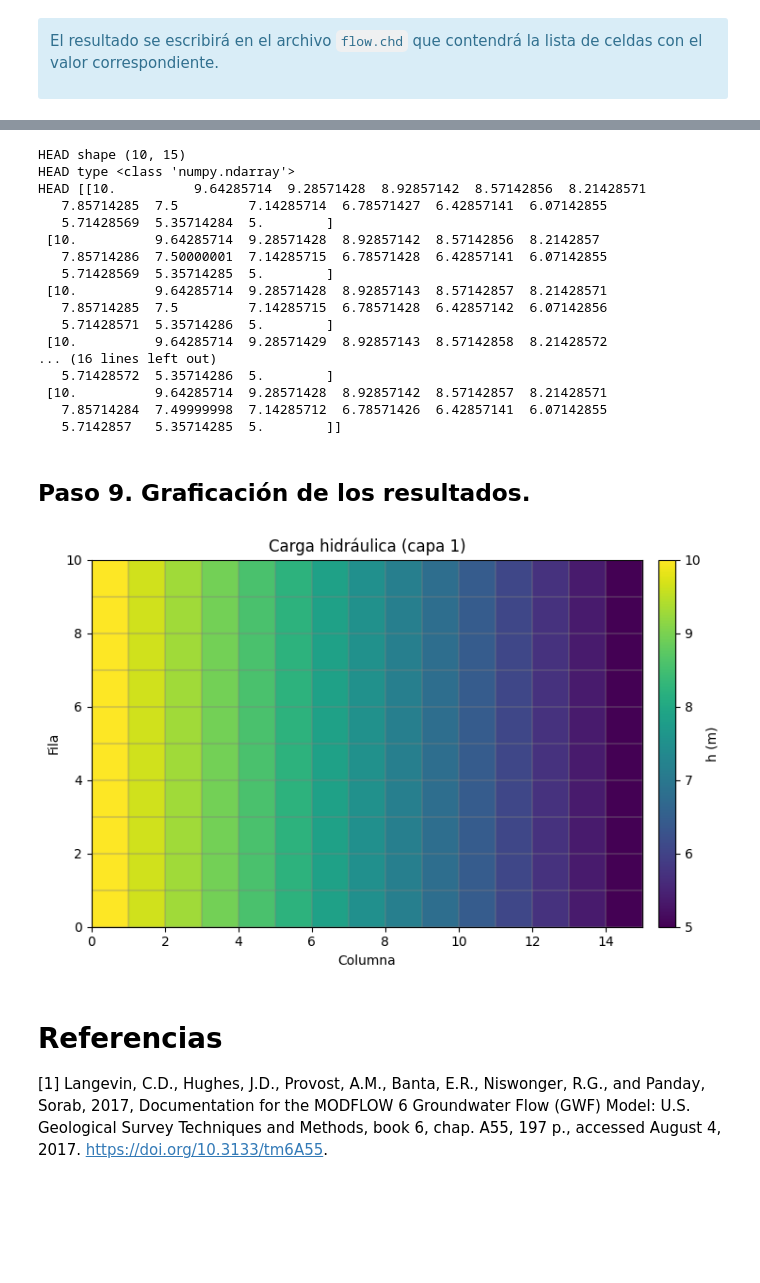
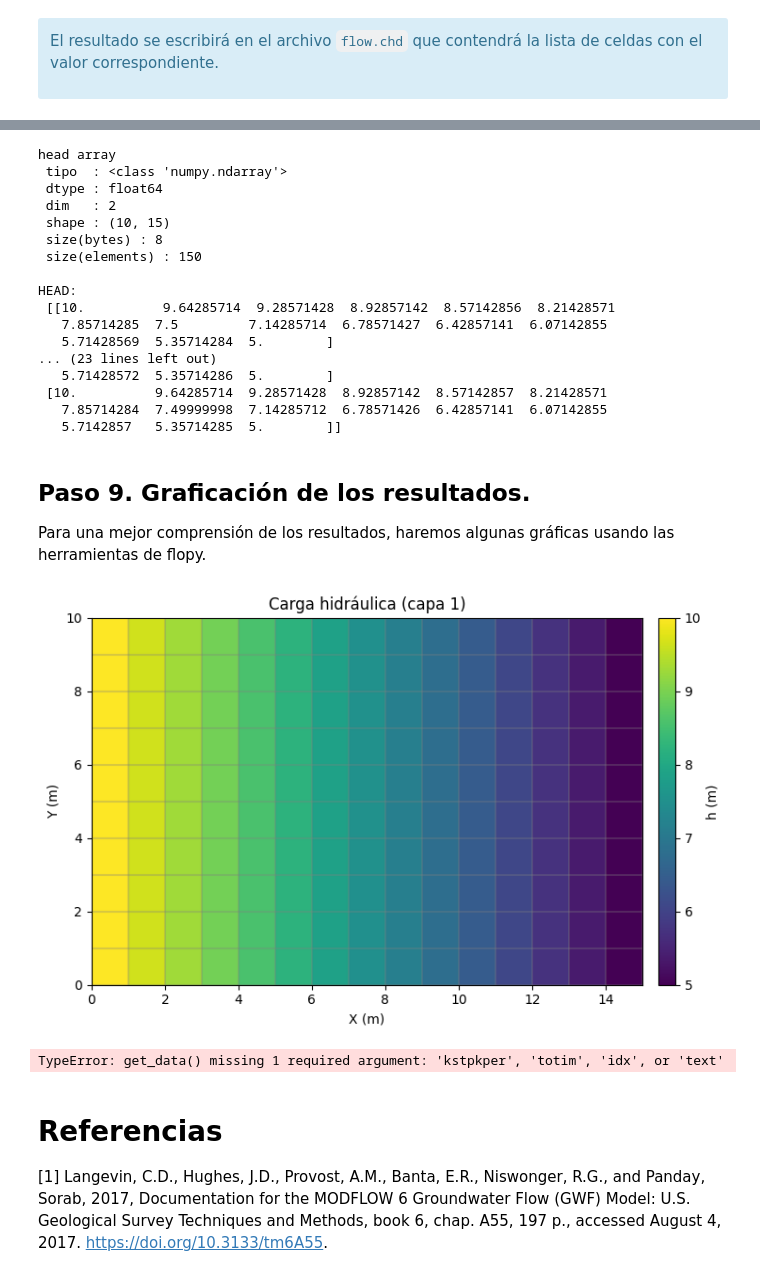
Before and after one commit to luiggix/xmf6, a Jupyter notebook: src/examples/01_flujo_1D/01_MF6_GWF.ipynb, the cells around one changed output, grey strips where cells are left out. Saved outputs shown, nothing was run; the diff lists cells and outputs as text; code cells hidden in the pictures; blank space fills up the shorter version.

```diff
--- a/src/examples/01_flujo_1D/01_MF6_GWF.ipynb
+++ b/src/examples/01_flujo_1D/01_MF6_GWF.ipynb
@@ -48,7 +48,8 @@ sim_ws = "./sandbox2"
 
 sim = flopy.mf6.MFSimulation(
     sim_name = model_name,
-    exe_name = '../../../bin/macosarm/mf6',
+#    exe_name = '../../../bin/macosarm/mf6',
+    exe_name = '../../../bin/windows/mf6',
     sim_ws   = sim_ws
 )
 
@@ -78,6 +79,7 @@ gwf = flopy.mf6.ModflowGwf(
     simulation = sim,
     modelname = model_name,
     model_nam_file = f"{model_name}.nam",
+    save_flows = True # Almacena los flujos, particularmente el budget
 )
 
 # --- Escribimos los archivos ---
@@ -577,33 +695,37 @@ implied, is made by the USGS or the U.S. Government as to the
 # %%
-headfile = f"{sim_ws}/{model_name}.hds"
+headfile = f"{sim_ws}/{model_name}.hds" # construimos el nombre con la ruta y extensión correcta
+
 hds = flopy.utils.HeadFile(headfile)
-head = hds.get_data(mflay=0) # Solo se obtiene la capa 0, cuando no se pone
-                             # ningún valor se obtienen todas las capas
 
+# Solo se obtiene la capa 0, cuando no se pone ningún valor en el parámetro mlay se obtienen todas las capas
+head = hds.get_data(mflay=0)
 
-print("HEAD shape", head.shape)
-print("HEAD type", type(head))
-print("HEAD", head)
+# Imprimimos la información
+print("head array")
+info_array(head)
+print("\nHEAD:\n", head)
 # %% [output]
-HEAD shape (10, 15)
-HEAD type <class 'numpy.ndarray'>
-HEAD [[10.          9.64285714  9.28571428  8.92857142  8.57142856  8.21428571
+head array
+ tipo  : <class 'numpy.ndarray'>
+ dtype : float64
+ dim   : 2
+ shape : (10, 15)
+ size(bytes) : 8
+ size(elements) : 150
+
+HEAD:
+ [[10.          9.64285714  9.28571428  8.92857142  8.57142856  8.21428571
    7.85714285  7.5         7.14285714  6.78571427  6.42857141  6.07142855
    5.71428569  5.35714284  5.        ]
- [10.          9.64285714  9.28571428  8.92857142  8.57142856  8.2142857
-   7.85714286  7.50000001  7.14285715  6.78571428  6.42857141  6.07142855
-   5.71428569  5.35714285  5.        ]
- [10.          9.64285714  9.28571428  8.92857143  8.57142857  8.21428571
-   7.85714285  7.5         7.14285715  6.78571428  6.42857142  6.07142856
-   5.71428571  5.35714286  5.        ]
- [10.          9.64285714  9.28571429  8.92857143  8.57142858  8.21428572
-... (16 lines left out)
+... (23 lines left out)
    5.71428572  5.35714286  5.        ]
  [10.          9.64285714  9.28571428  8.92857142  8.57142857  8.21428571
    7.85714284  7.49999998  7.14285712  6.78571426  6.42857141  6.07142855
    5.7142857   5.35714285  5.        ]]
 # %% [markdown]
 ## Paso 9. Graficación de los resultados.
+
+Para una mejor comprensión de los resultados, haremos algunas gráficas usando las herramientas de flopy.
 # %%
 def colorbar(ax, cb, label=""):
     # Configuramos un espacio para un colorbar
@@ -619,17 +741,32 @@ def colorbar(ax, cb, label=""):
 # %%
 fig = plt.figure(figsize=(8, 6))
 ax = fig.gca()
 mapview = flopy.plot.PlotMapView(model=gwf, ax=ax)
 cb = mapview.plot_array(head, cmap="viridis", vmin=np.nanmin(head), vmax=np.nanmax(head))
 mapview.plot_grid(alpha=0.3)
 ax.set_title("Carga hidráulica (capa 1)")
 colorbar(ax, cb, "h (m)")
-ax.set_xlabel("Columna")
-ax.set_ylabel("Fila")
+ax.set_xlabel("X (m)")
+ax.set_ylabel("Y (m)")
 ax.set_aspect('equal')
 plt.show()
 # %% [output]
-[figure, old version]
+[figure, new version]
+# %%
+budgetfile = f"{sim_ws}/{model_name}.bud" # construimos el nombre con la ruta y extensión correcta
+
+bud = flopy.utils.CellBudgetFile(budgetfile)
+
+# Solo se obtiene la capa 0, cuando no se pone ningún valor en el parámetro mlay se obtienen todas las capas
+budget = bud.get_data()
+
+
+# Imprimimos la información
+print("budget array")
+info_array(budget)
+print("\nBUDGET:\n", budget)
+# %% [output]
+TypeError: get_data() missing 1 required argument: 'kstpkper', 'totim', 'idx', or 'text'
 # %% [markdown]
 # Referencias
 
```
Also changed, not shown: parts of 10 cells of this notebook, 1 other file.
